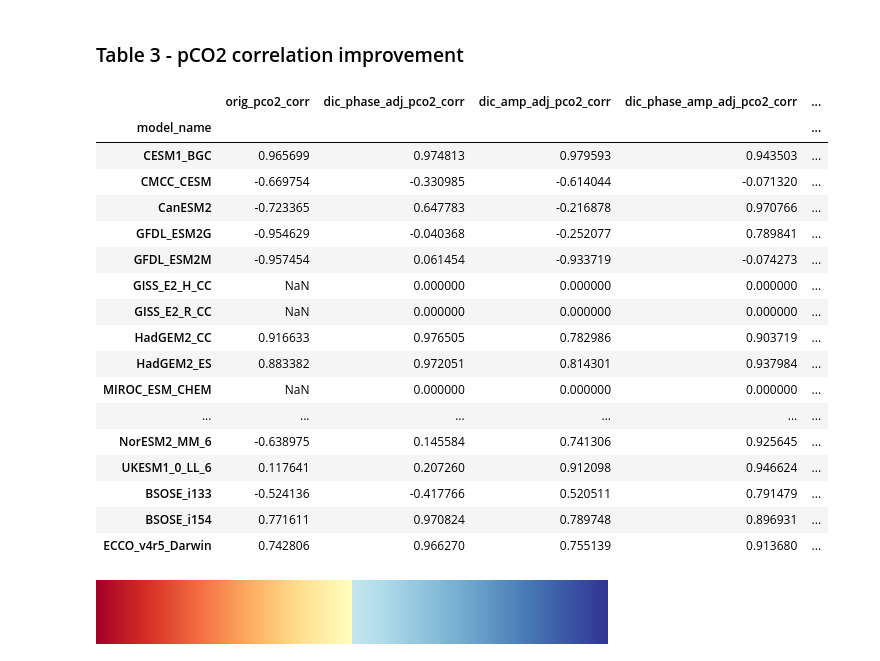
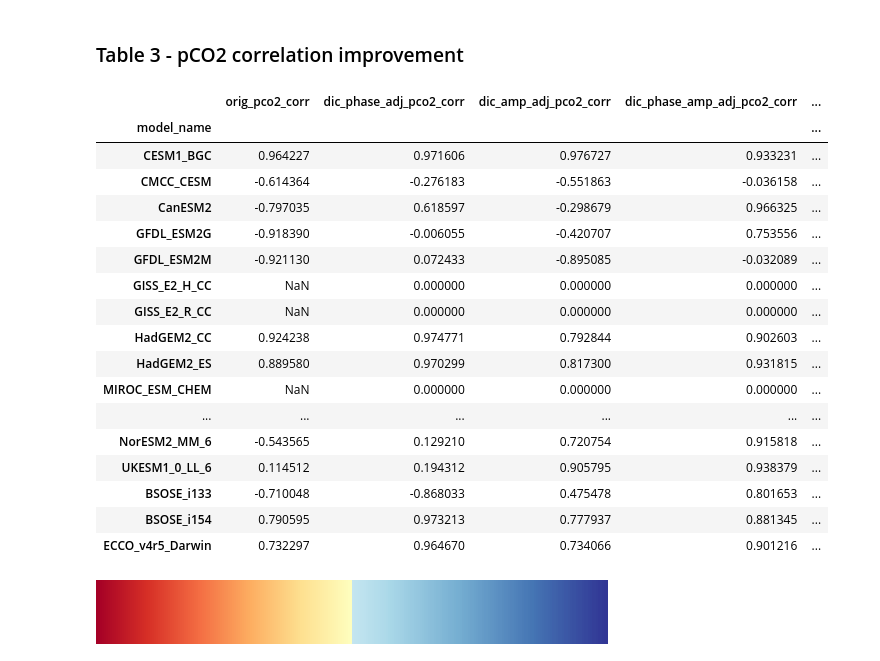
Before and after one commit to SethBushinsky/SO_seasonal_CO2_fluxes_in_models, a Jupyter notebook: var_fit_table.ipynb, the cells around one changed output. Saved outputs shown, nothing was run; the diff lists cells and outputs as text; code cells hidden in the pictures.

```diff
--- a/var_fit_table.ipynb
+++ b/var_fit_table.ipynb
@@ -5,10 +5,10 @@ import numpy as np
 import scipy.io as sio
 import pandas as pd
 # %%
-home_dir = "/Users/smb-uh/UHM_Ocean_BGC_Group Dropbox/Seth Bushinsky/"
+home_dir = "/Users/sethbushinsky/UHM_Ocean_BGC_Group Dropbox/Seth Bushinsky/"
 manuscript_dir = home_dir + "Work/Manuscripts/2019_06 SO CMIP Comparison/"
 
-plot_ver = '_v20' # this should be saved in the variable files, can check for it later
+plot_ver = '_v21' # this should be saved in the variable files, can check for it later
 # %%
 df = pd.read_csv(manuscript_dir + 'spreadsheets/Table_taylor_results' + plot_ver + '.csv',  index_col=[0])
 df
@@ -394,27 +273,27 @@ mod_name_updated
 # %% [markdown]
 ### Table 3 - pCO2 correlation improvement
 # %%
-df2 = pd.read_csv(manuscript_dir + 'spreadsheets/dataTable_correlations_only_v20_2025_10_22.csv',  index_col=[0])
+df2 = pd.read_csv(manuscript_dir + 'spreadsheets/dataTable_correlations_only_v21_2026_06_16.csv',  index_col=[0])
 df2
 # %% [output]
 |  | orig_pco2_corr | dic_phase_adj_pco2_corr | dic_amp_adj_pco2_corr | dic_phase_amp_adj_pco2_corr | ... |
 | model_name |  |  |  |  | ... |
-| CESM1_BGC | 0.965699 | 0.974813 | 0.979593 | 0.943503 | ... |
-| CMCC_CESM | -0.669754 | -0.330985 | -0.614044 | -0.071320 | ... |
-| CanESM2 | -0.723365 | 0.647783 | -0.216878 | 0.970766 | ... |
-| GFDL_ESM2G | -0.954629 | -0.040368 | -0.252077 | 0.789841 | ... |
-| GFDL_ESM2M | -0.957454 | 0.061454 | -0.933719 | -0.074273 | ... |
+| CESM1_BGC | 0.964227 | 0.971606 | 0.976727 | 0.933231 | ... |
+| CMCC_CESM | -0.614364 | -0.276183 | -0.551863 | -0.036158 | ... |
+| CanESM2 | -0.797035 | 0.618597 | -0.298679 | 0.966325 | ... |
+| GFDL_ESM2G | -0.918390 | -0.006055 | -0.420707 | 0.753556 | ... |
+| GFDL_ESM2M | -0.921130 | 0.072433 | -0.895085 | -0.032089 | ... |
 | GISS_E2_H_CC | NaN | 0.000000 | 0.000000 | 0.000000 | ... |
 | GISS_E2_R_CC | NaN | 0.000000 | 0.000000 | 0.000000 | ... |
-| HadGEM2_CC | 0.916633 | 0.976505 | 0.782986 | 0.903719 | ... |
-| HadGEM2_ES | 0.883382 | 0.972051 | 0.814301 | 0.937984 | ... |
+| HadGEM2_CC | 0.924238 | 0.974771 | 0.792844 | 0.902603 | ... |
+| HadGEM2_ES | 0.889580 | 0.970299 | 0.817300 | 0.931815 | ... |
 | MIROC_ESM_CHEM | NaN | 0.000000 | 0.000000 | 0.000000 | ... |
 | ... | ... | ... | ... | ... | ... |
-| NorESM2_MM_6 | -0.638975 | 0.145584 | 0.741306 | 0.925645 | ... |
-| UKESM1_0_LL_6 | 0.117641 | 0.207260 | 0.912098 | 0.946624 | ... |
-| BSOSE_i133 | -0.524136 | -0.417766 | 0.520511 | 0.791479 | ... |
-| BSOSE_i154 | 0.771611 | 0.970824 | 0.789748 | 0.896931 | ... |
-| ECCO_v4r5_Darwin | 0.742806 | 0.966270 | 0.755139 | 0.913680 | ... |
+| NorESM2_MM_6 | -0.543565 | 0.129210 | 0.720754 | 0.915818 | ... |
+| UKESM1_0_LL_6 | 0.114512 | 0.194312 | 0.905795 | 0.938379 | ... |
+| BSOSE_i133 | -0.710048 | -0.868033 | 0.475478 | 0.801653 | ... |
+| BSOSE_i154 | 0.790595 | 0.973213 | 0.777937 | 0.881345 | ... |
+| ECCO_v4r5_Darwin | 0.732297 | 0.964670 | 0.734066 | 0.901216 | ... |
 # %%
 colors_bad= plt.cm.RdYlBu(np.linspace(0, 0.5, 256))
 colors_good = plt.cm.RdYlBu(np.linspace(0.65, 1, 256))
```
Also changed, not shown: parts of 22 cells of this notebook, 5 other files.
